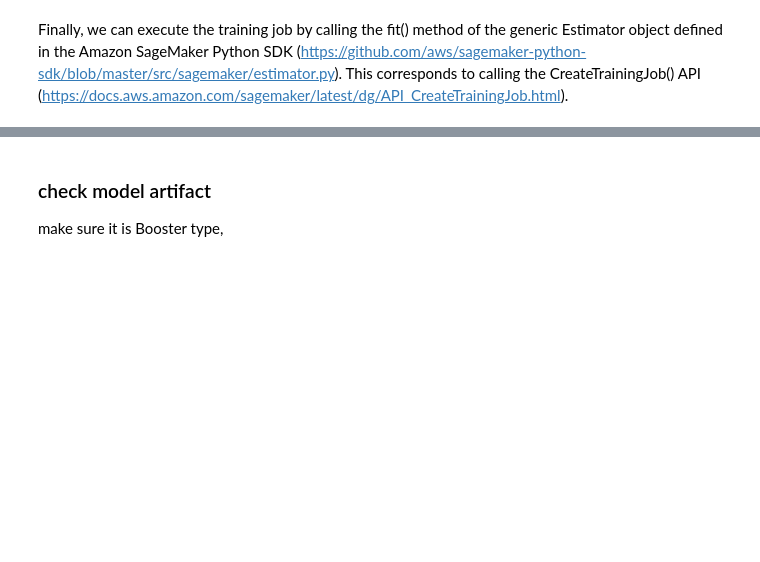
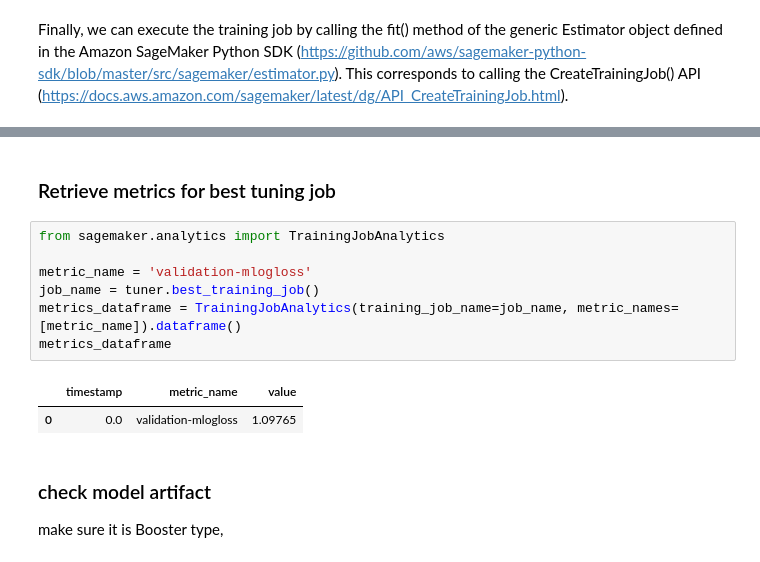
Before and after one commit to yapweiyih/sagemaker-custom-training-containers, a Jupyter notebook: script-mode-xgb/notebook/script-mode-xgb-smv2.ipynb, the cells around one changed output, grey strips where cells are left out. Drawn from its saved outputs; the diff is of its cells as text; blank space fills up the shorter version.

```diff
--- a/script-mode-xgb/notebook/script-mode-xgb-smv2.ipynb
+++ b/script-mode-xgb/notebook/script-mode-xgb-smv2.ipynb
@@ -160,3 +202,15 @@ Billable seconds: 64
+# %% [markdown]
+### Retrieve metrics for best tuning job
+# %%
+from sagemaker.analytics import TrainingJobAnalytics
+
+metric_name = 'validation-mlogloss'
+job_name = tuner.best_training_job()
+metrics_dataframe = TrainingJobAnalytics(training_job_name=job_name, metric_names=[metric_name]).dataframe()
+metrics_dataframe
+# %% [output]
+|  | timestamp | metric_name | value |
+| 0 | 0.0 | validation-mlogloss | 1.09765 |
 # %% [markdown]
 <h3>check model artifact</h3>
 
```
Also changed, not shown: parts of 9 cells of this notebook, 6 other files.
